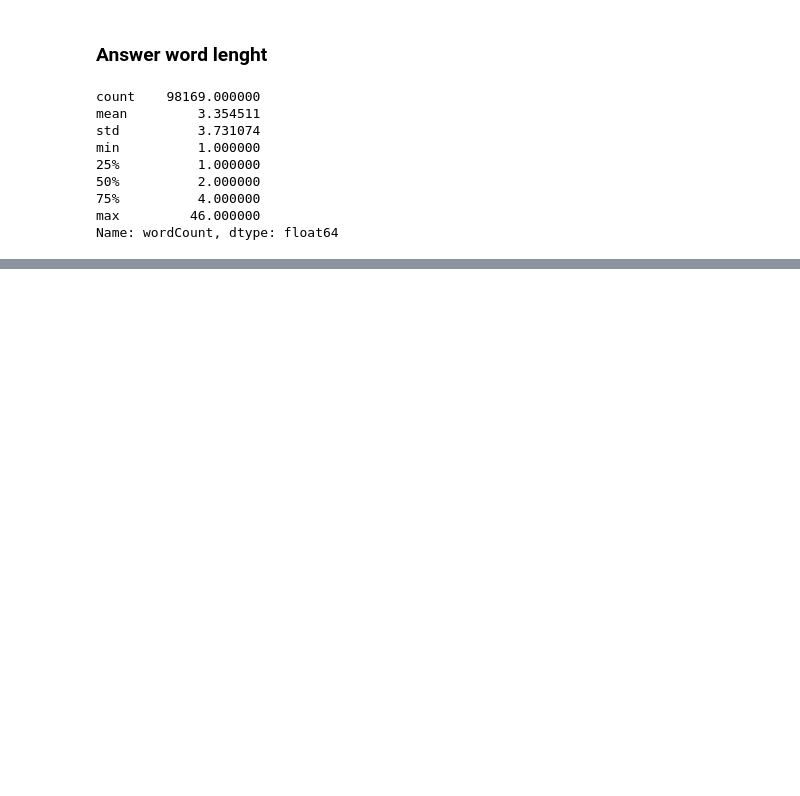
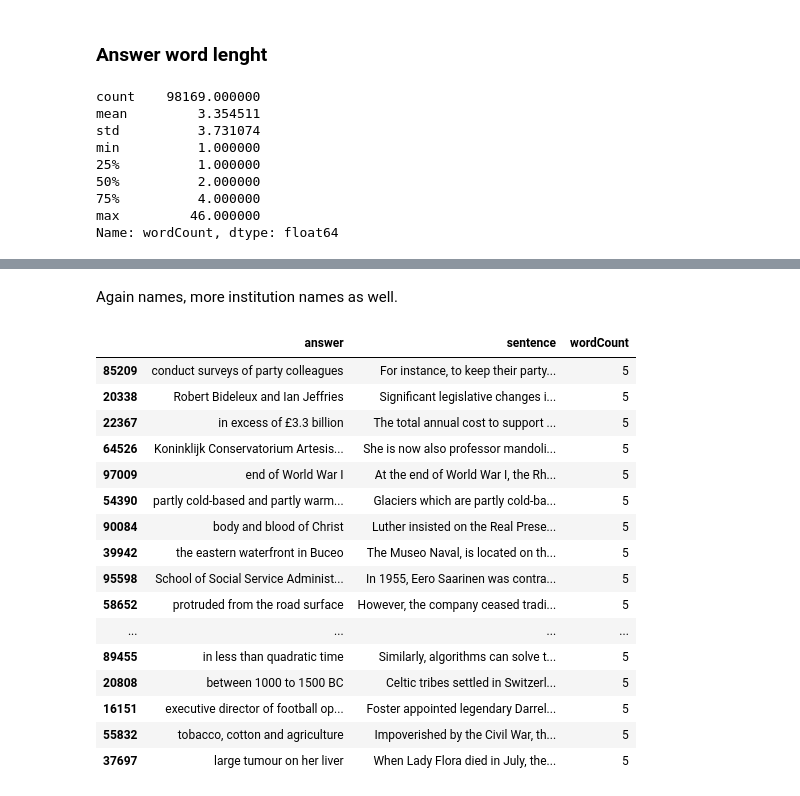
Before and after one commit to KristiyanVachev/Question-Generation, a Jupyter notebook: 01. Data Exploration/SQuADv1.ipynb, the cells around one changed output, grey strips where cells are left out. Cells and saved outputs as stored; diff of their text form; code cells hidden in the pictures; blank space fills up the shorter version.

```diff
--- a/01. Data Exploration/SQuADv1.ipynb
+++ b/01. Data Exploration/SQuADv1.ipynb
@@ -530,0 +608,22 @@ About 1/3 of the answers are single worded.
+# %% [markdown]
+Again names, more institution names as well.
+# %%
+answersDf[answersDf['wordCount'] == 5].sample(n=20, random_state=5)
+# %% [output]
+|  | answer | sentence | wordCount |
+| 85209 | conduct surveys of party colleagues | For instance, to keep their party... | 5 |
+| 20338 | Robert Bideleux and Ian Jeffries | Significant legislative changes i... | 5 |
+| 22367 | in excess of £3.3 billion | The total annual cost to support ... | 5 |
+| 64526 | Koninklijk Conservatorium Artesis... | She is now also professor mandoli... | 5 |
+| 97009 | end of World War I | At the end of World War I, the Rh... | 5 |
+| 54390 | partly cold-based and partly warm... | Glaciers which are partly cold-ba... | 5 |
+| 90084 | body and blood of Christ | Luther insisted on the Real Prese... | 5 |
+| 39942 | the eastern waterfront in Buceo | The Museo Naval, is located on th... | 5 |
+| 95598 | School of Social Service Administ... | In 1955, Eero Saarinen was contra... | 5 |
+| 58652 | protruded from the road surface | However, the company ceased tradi... | 5 |
+| ... | ... | ... | ... |
+| 89455 | in less than quadratic time | Similarly, algorithms can solve t... | 5 |
+| 20808 | between 1000 to 1500 BC | Celtic tribes settled in Switzerl... | 5 |
+| 16151 | executive director of football op... | Foster appointed legendary Darrel... | 5 |
+| 55832 | tobacco, cotton and agriculture | Impoverished by the Civil War, th... | 5 |
+| 37697 | large tumour on her liver | When Lady Flora died in July, the... | 5 |
```
Also changed, not shown: parts of 19 cells of this notebook.
